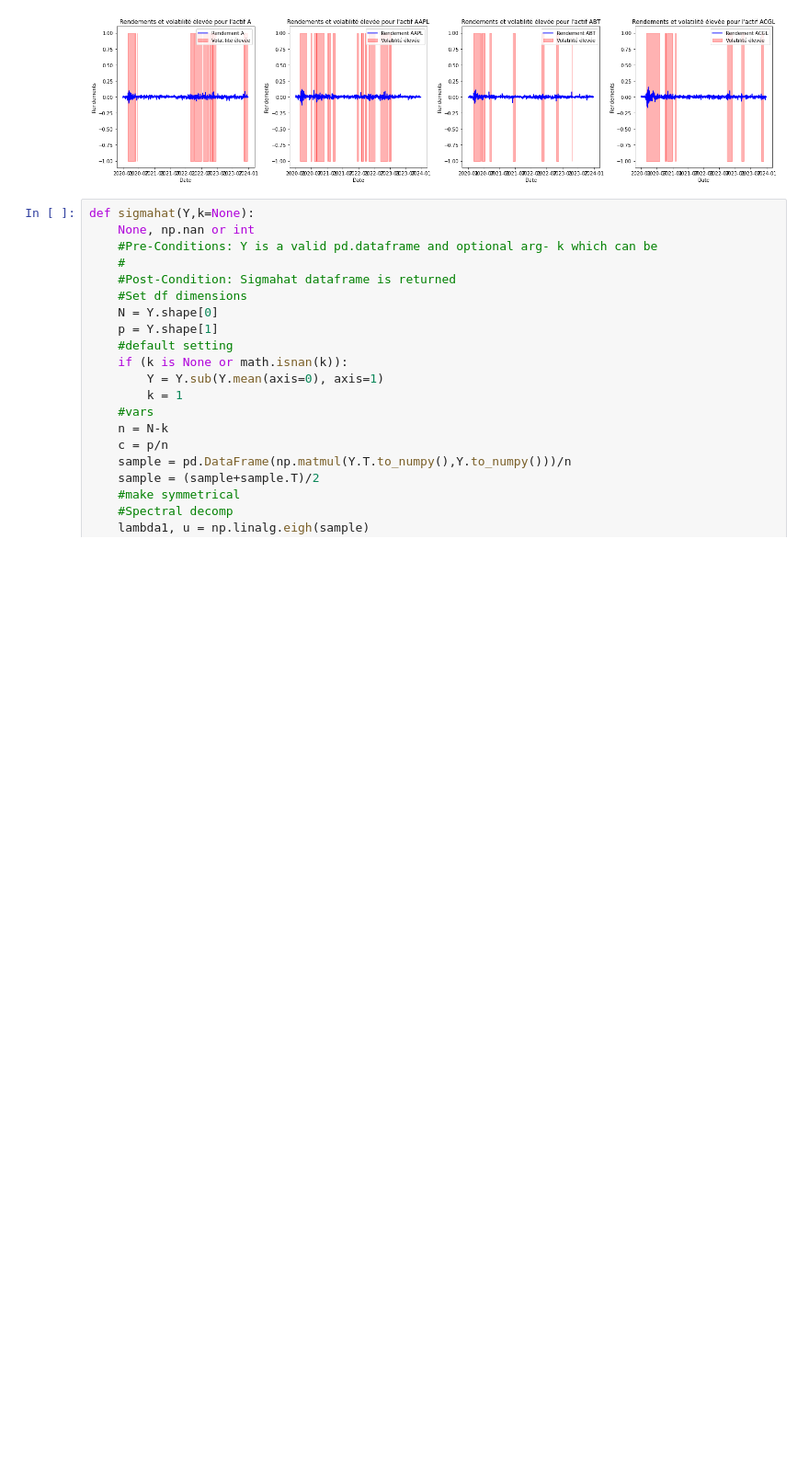
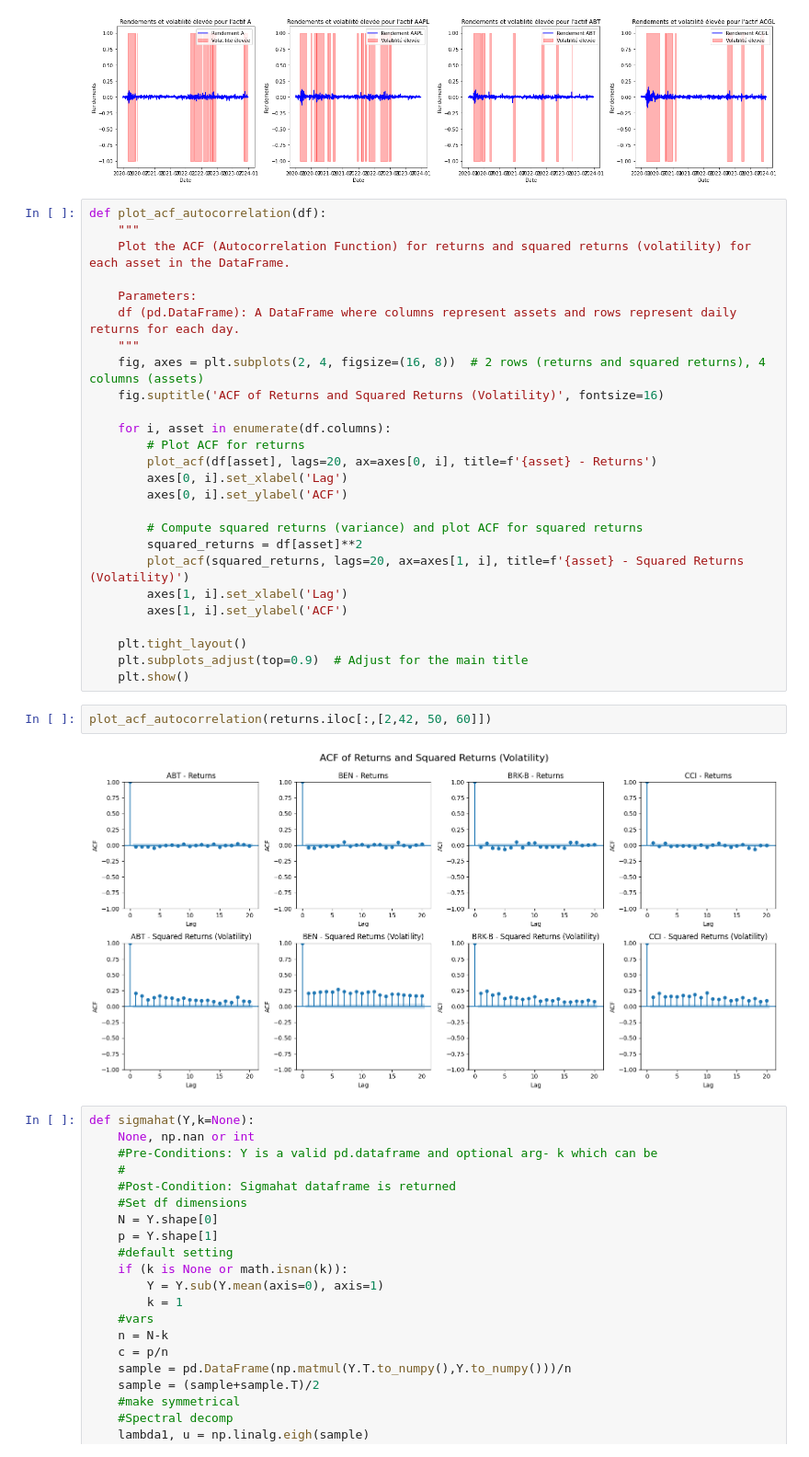
Before and after one commit to jallier7/Covariance-Correlation-Volatility-Forecasting, a Jupyter notebook: stats_RMT.ipynb, the cells around one changed output. Shown at 92% size. Saved outputs shown, nothing was run; the diff lists cells and outputs as text; blank space fills up the shorter version.

```diff
--- a/stats_RMT.ipynb
+++ b/stats_RMT.ipynb
@@ -250,6 +251,36 @@ def plot_volatility_clusters(returns, start_date='2020-01-01', end_date='2024-01
 plot_volatility_clusters(returns, start_date='2020-01-01', end_date='2024-01-01')
 # %% [output]
 [figure]
+# %%
+def plot_acf_autocorrelation(df):
+    """
+    Plot the ACF (Autocorrelation Function) for returns and squared returns (volatility) for each asset in the DataFrame.
+
+    Parameters:
+    df (pd.DataFrame): A DataFrame where columns represent assets and rows represent daily returns for each day.
+    """
+    fig, axes = plt.subplots(2, 4, figsize=(16, 8))  # 2 rows (returns and squared returns), 4 columns (assets)
+    fig.suptitle('ACF of Returns and Squared Returns (Volatility)', fontsize=16)
+
+    for i, asset in enumerate(df.columns):
+        # Plot ACF for returns
+        plot_acf(df[asset], lags=20, ax=axes[0, i], title=f'{asset} - Returns')
+        axes[0, i].set_xlabel('Lag')
+        axes[0, i].set_ylabel('ACF')
+
+        # Compute squared returns (variance) and plot ACF for squared returns
+        squared_returns = df[asset]**2
+        plot_acf(squared_returns, lags=20, ax=axes[1, i], title=f'{asset} - Squared Returns (Volatility)')
+        axes[1, i].set_xlabel('Lag')
+        axes[1, i].set_ylabel('ACF')
+
+    plt.tight_layout()
+    plt.subplots_adjust(top=0.9)  # Adjust for the main title
+    plt.show()
+# %%
+plot_acf_autocorrelation(returns.iloc[:,[2,42, 50, 60]])
+# %% [output]
+[figure, added]
 # %%
 def sigmahat(Y,k=None):
     None, np.nan or int
```
Also changed, not shown: parts of 1 cell of this notebook, 2 other files.
